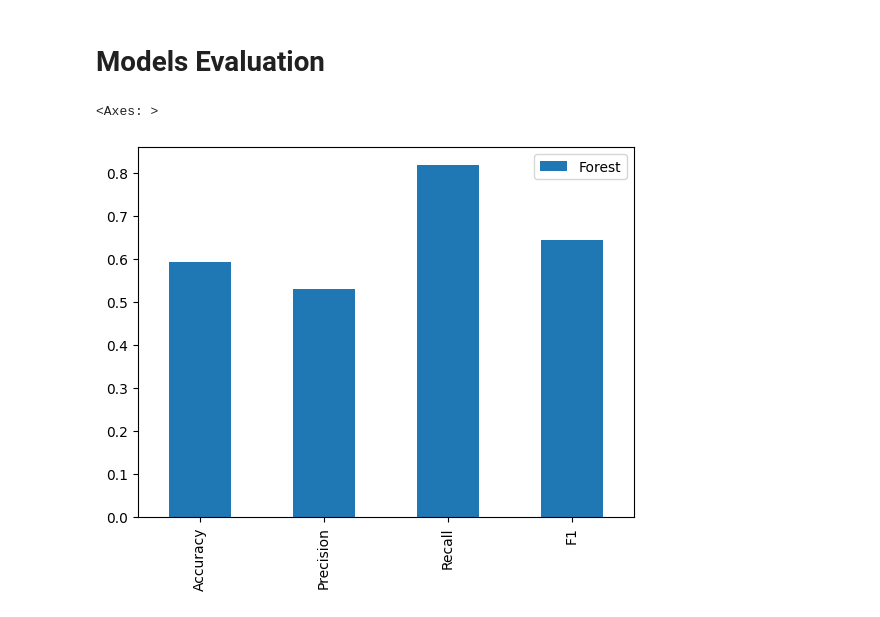
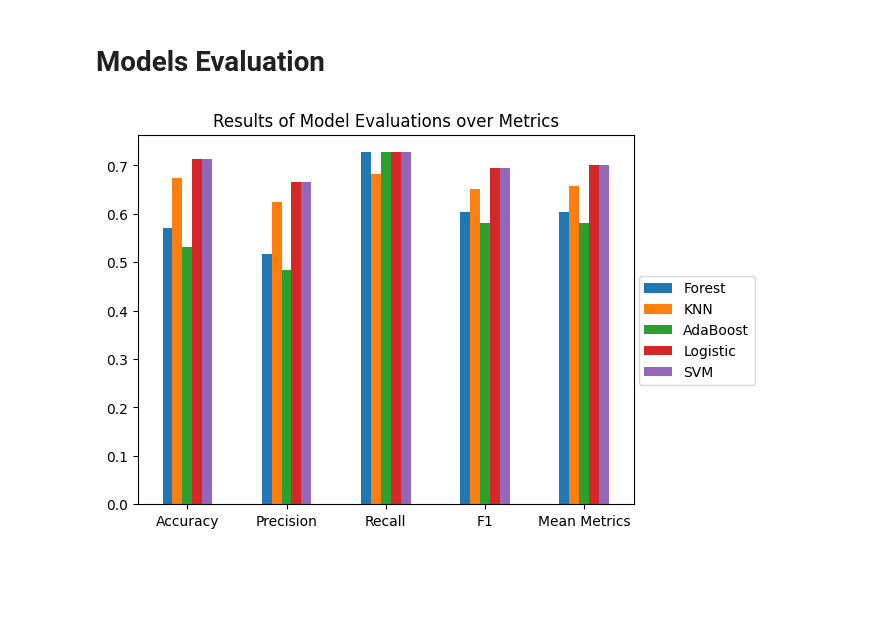
Before and after one commit to alexisuaguilaru/Plant_Growth_Model, a Jupyter notebook: Model/MachineLearningModel.ipynb, the cells around one changed output. Cells and saved outputs as stored; diff of their text form; code cells hidden in the pictures; blank space fills up the shorter version.

Commit message:
ADD additional models: KNN, SVM, AdaBoost and Logistic Regression & MOD at plot of evaluations metrics

```diff
--- a/Model/MachineLearningModel.ipynb
+++ b/Model/MachineLearningModel.ipynb
@@ -77,7 +98,11 @@ from sklearn.ensemble import RandomForestClassifier
 # %%
 # Model Architectures
 
-Model_Architectures = ['Forest']
+Model_Architectures = ['Forest','KNN','AdaBoost','Logistic','SVM']
+
+# Defining number of threads or n_jobs
+
+THREADS = int(np.sqrt(os.cpu_count()))
 # %% [markdown]
 ## Random Forest
 # %%
@@ -106,5 +270,11 @@ for model_name in Model_Architectures:
     estimator_model = Global_Variables[f'Model_{model_name}']
     parameters_model = Global_Variables[f'Parameters_{model_name}']
 
-    Global_Variables[f'Best_{model_name}'] = GridSearchCV(estimator_model,parameters_model,scoring='f1_macro',cv=6,n_jobs=4)
+    Global_Variables[f'Best_{model_name}'] = GridSearchCV(estimator_model,parameters_model,scoring='f1',cv=4,n_jobs=THREADS)
     Global_Variables[f'Best_{model_name}'].fit(X_train,y_train)
+# %%
+# Printing of best parameters for each model
+
+for model_name in Model_Architectures:
+    best_parameters = Global_Variables[f'Best_{model_name}'].best_params_
+    print(f'Best found parameters of {model_name} are:\n{best_parameters}\n')
@@ -122,10 +307,13 @@ for model_name in Model_Architectures:
 # %%
 # Plotting results by metric
 
 EvaluationsResults = pd.DataFrame(evaluation_results)
-EvaluationsResults.rename(index={0:'Accuracy',1:'Precision',2:'Recall',3:'F1'},inplace=True)
+EvaluationsResults.loc[4] = EvaluationsResults.mean()
+EvaluationsResults.rename(index={0:'Accuracy',1:'Precision',2:'Recall',3:'F1',4:'Mean Metrics'},inplace=True)
 
-EvaluationsResults.plot(kind='bar')
+fig , axes = plt.subplots()
+axes.set_title('Results of Model Evaluations over Metrics')
+EvaluationsResults.plot(kind='bar',rot=0,ax=axes,legend=False)
+fig.legend(bbox_to_anchor=(1.1,0.6));
 # %% [output]
-<Axes: >
-[figure, old version]
+[figure, new version]
```
Also changed, not shown: parts of 15 cells of this notebook.
